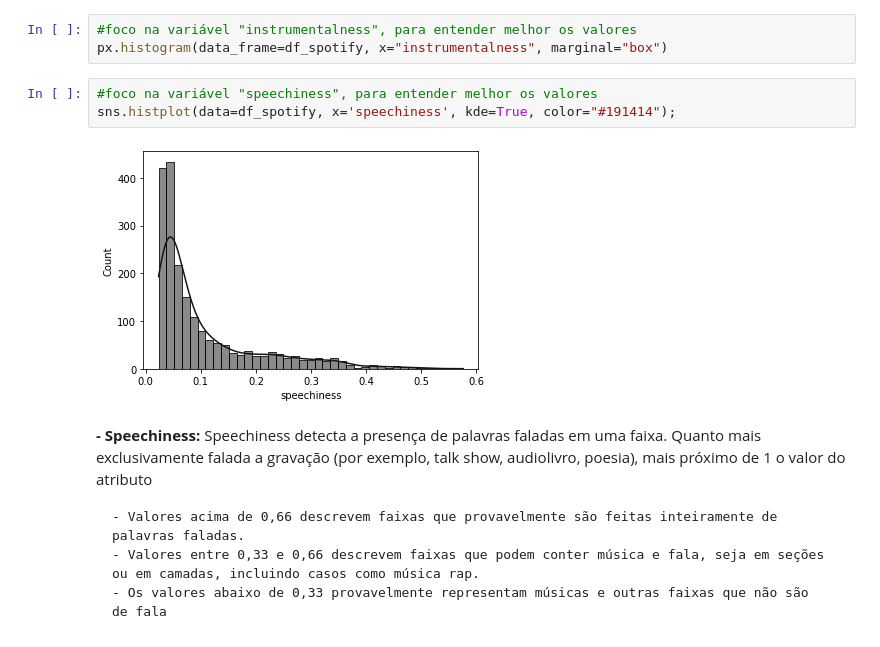
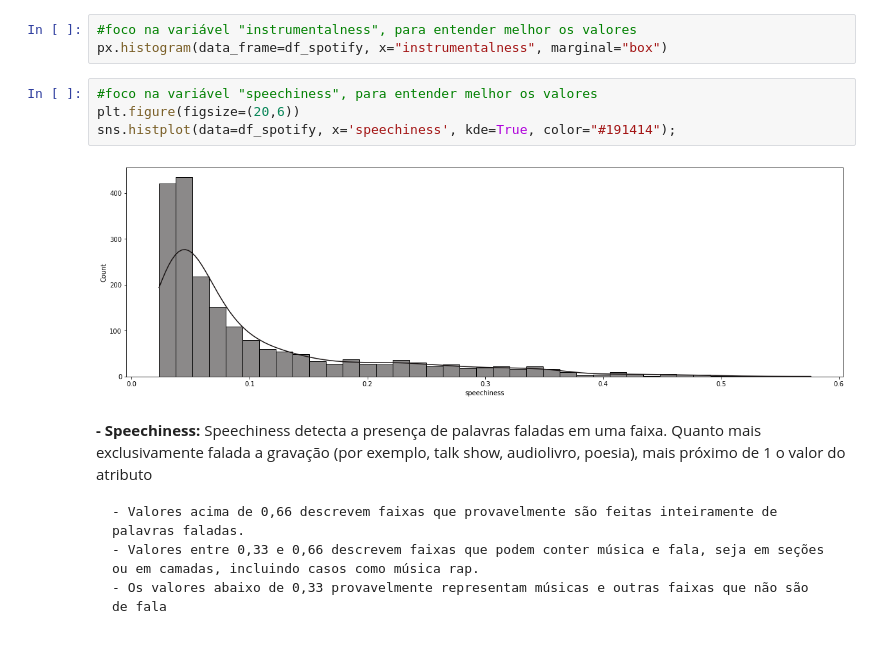
Before and after one commit to lucallegari/project02, a Jupyter notebook: Spotify/solution.ipynb, the cells around one changed output. Cells and saved outputs as stored; diff of their text form.

```diff
--- a/Spotify/solution.ipynb
+++ b/Spotify/solution.ipynb
@@ -153,9 +150,10 @@ fig.tight_layout(pad=3)  # distância entre cada gráfico
 px.histogram(data_frame=df_spotify, x="instrumentalness", marginal="box")
 # %%
 #foco na variável "speechiness", para entender melhor os valores
+plt.figure(figsize=(20,6))
 sns.histplot(data=df_spotify, x='speechiness', kde=True, color="#191414");
 # %% [output]
-[figure, old version]
+[figure, new version]
 # %% [markdown]
 **- Speechiness:** Speechiness detecta a presença de palavras faladas em uma faixa. Quanto mais exclusivamente falada a gravação (por exemplo, talk show, audiolivro, poesia), mais próximo de 1 o valor do atributo
 
```
Also changed, not shown: parts of 19 cells of this notebook.
